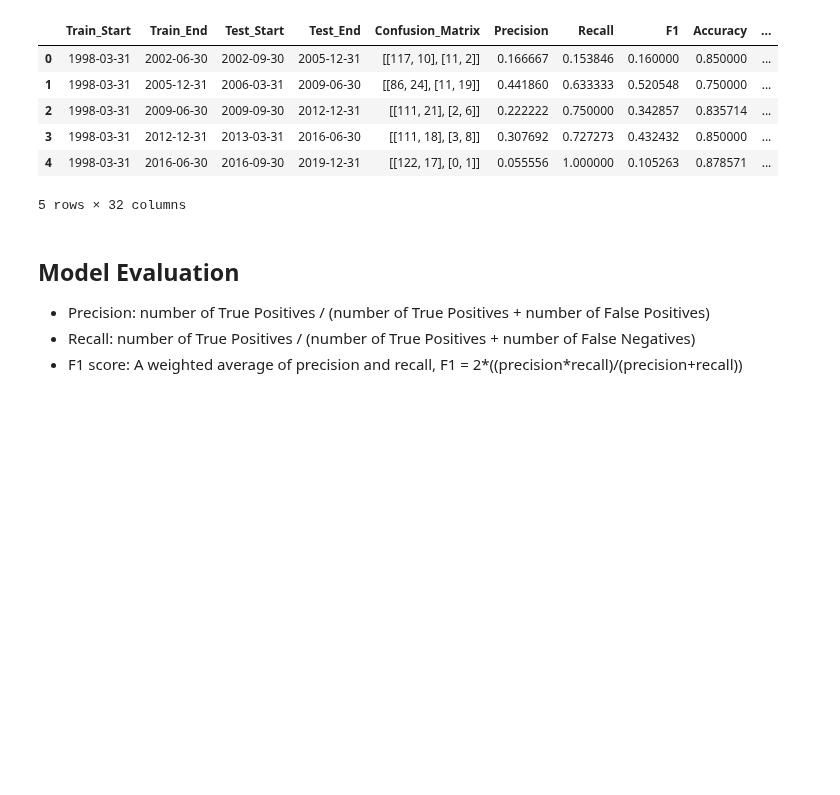
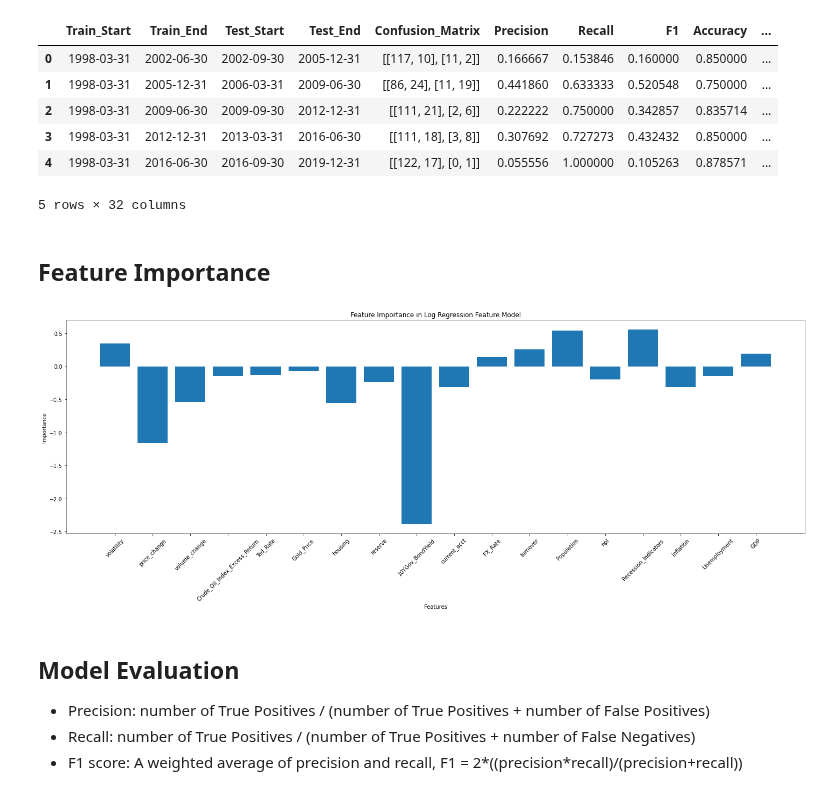
Before and after one commit to nicockt/fyp-2024, a Jupyter notebook: models/Log Regression_features.ipynb, the cells around one changed output. Drawn from its saved outputs; the diff is of its cells as text; code cells hidden in the pictures; blank space fills up the shorter version.

```diff
--- a/models/Log Regression_features.ipynb
+++ b/models/Log Regression_features.ipynb
@@ -262,6 +267,27 @@ evaluation_df
 | 3 | 1998-03-31 | 2012-12-31 | 2013-03-31 | 2016-06-30 | [[111, 18], [3, 8]] | 0.307692 | 0.727273 | 0.432432 | 0.850000 | ... |
 | 4 | 1998-03-31 | 2016-06-30 | 2016-09-30 | 2019-12-31 | [[122, 17], [0, 1]] | 0.055556 | 1.000000 | 0.105263 | 0.878571 | ... |
 5 rows × 32 columns
+# %% [markdown]
+## Feature Importance
+# %%
+model_name = "Log Regression Feature"
+importance_columns = [col for col in evaluation_df.columns if col.endswith("_importance")]
+
+importance_avgs = evaluation_df[importance_columns].mean(axis=0)
+cleaned_index = [index.replace("_importance", "") for index in importance_avgs.index]
+importance_avgs = pd.Series(importance_avgs.values, index=cleaned_index)
+
+# Plot the column average as a bar chart
+plt.figure(1, [20, 8])
+plt.bar(range(len(importance_avgs)), importance_avgs)
+plt.title(f'Feature Importance in {model_name} Model')
+plt.xlabel('Features')
+plt.ylabel('Importance')
+plt.xticks(range(len(importance_avgs)), importance_avgs.index, fontsize=10, rotation='45')
+plt.tight_layout()
+plt.show()
+# %% [output]
+[figure, added]
 # %% [markdown]
 ## Model Evaluation
 - Precision: number of True Positives / (number of True Positives + number of False Positives)
```
Also changed, not shown: parts of 6 cells of this notebook, 3 other files.
